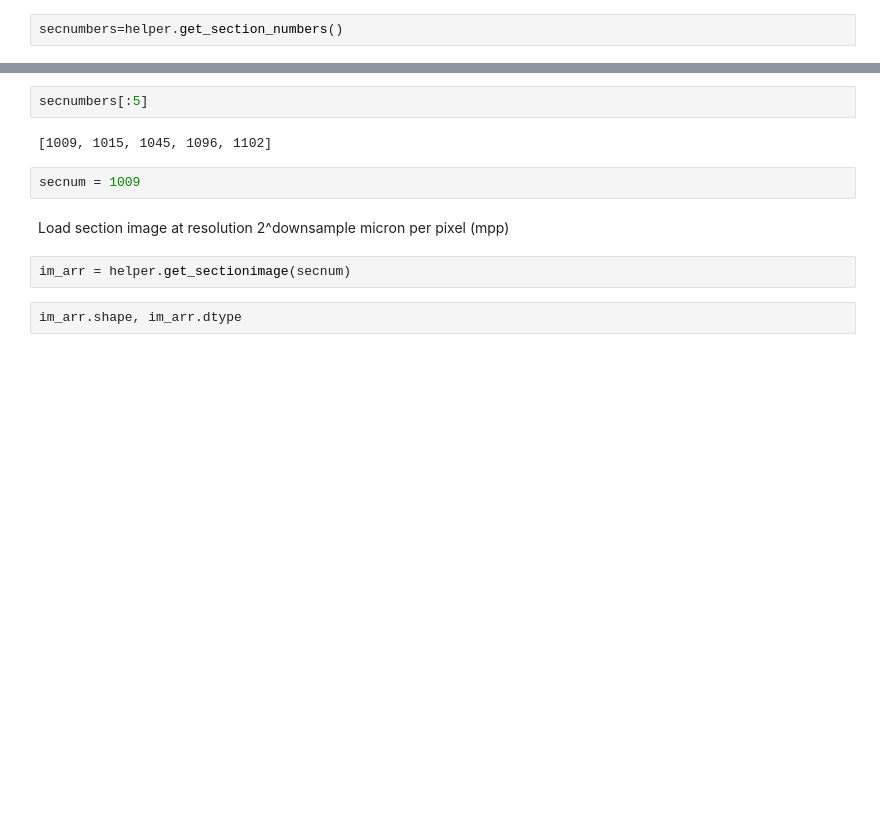
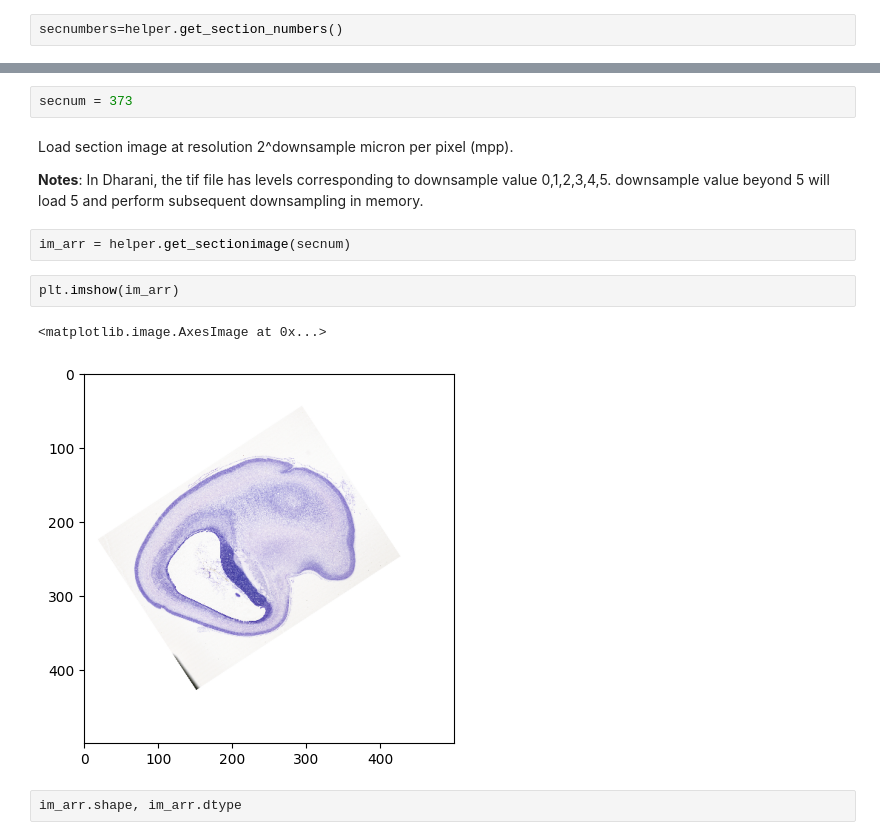
Before and after one commit to SGBC-IITM/DHARANI_data_tutorial, a Jupyter notebook: notebooks/dharani_sample.ipynb, the cells around one changed output, grey strips where cells are left out. Drawn from its saved outputs; the diff is of its cells as text; blank space fills up the shorter version.

```diff
--- a/notebooks/dharani_sample.ipynb
+++ b/notebooks/dharani_sample.ipynb
@@ -30,13 +38,18 @@ len(secnumbers)
-# %%
-secnumbers[:5]
-# %% [output]
-[1009, 1015, 1045, 1096, 1102]
 # %%
-secnum = 1009
+secnum = 373
-# %% [markdown]
-Load section image at resolution 2^downsample micron per pixel (mpp)
+# %% [markdown]
+
+
+Load section image at resolution 2^downsample micron per pixel (mpp).
+
+**Notes**: In Dharani, the tif file has levels corresponding to downsample value 0,1,2,3,4,5.  downsample value beyond 5 will load 5 and perform subsequent downsampling in memory.
 # %%
 im_arr = helper.get_sectionimage(secnum)
+# %%
+plt.imshow(im_arr)
+# %% [output]
+<matplotlib.image.AxesImage at 0x...>
+[figure, added]
 # %%
 im_arr.shape, im_arr.dtype
 # %% [output]
```
Also changed, not shown: parts of 76 cells of this notebook, 12 other files.
